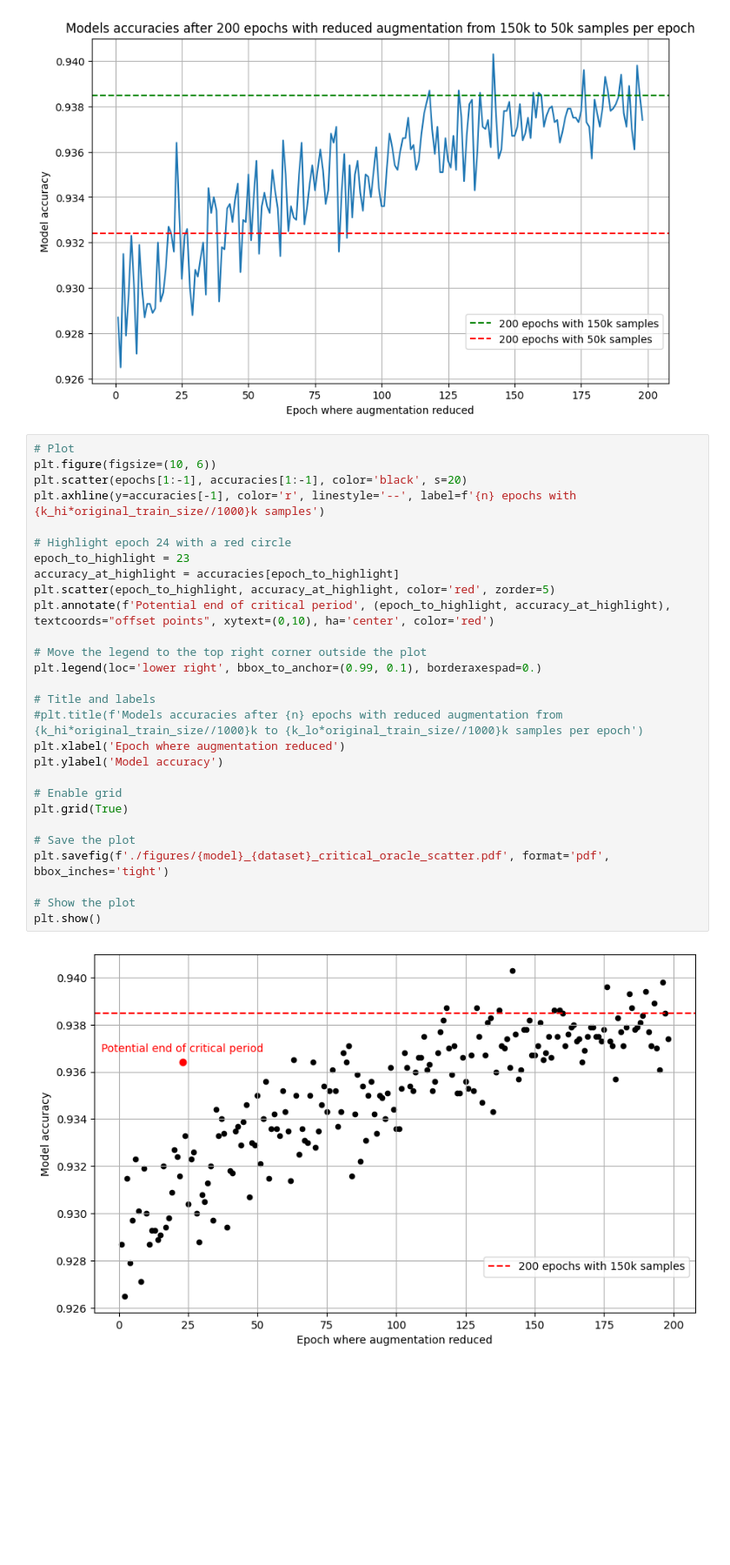
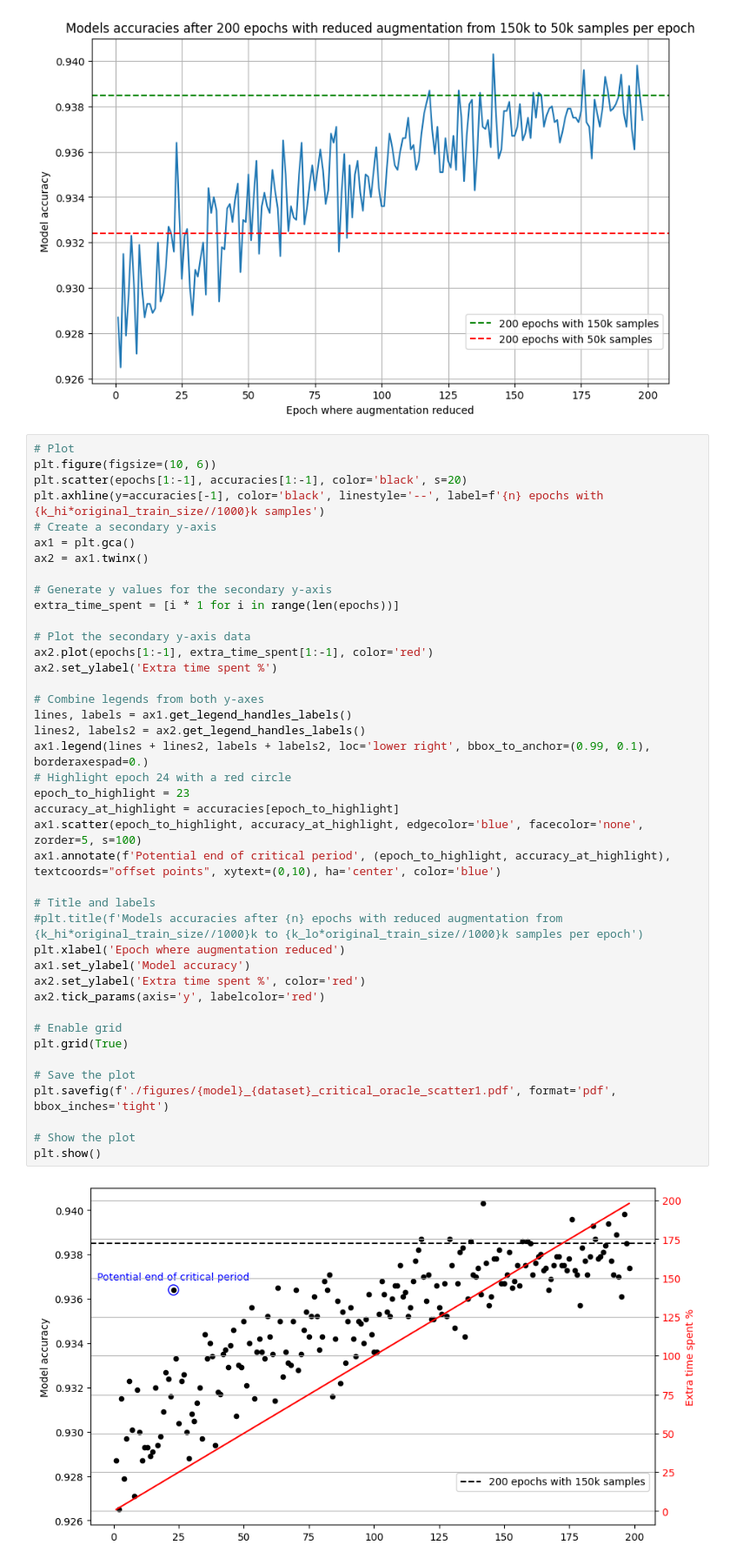
Before and after one commit to baunilhamarga/critical-periods, a Jupyter notebook: plots/no_aug_plot.ipynb, the cells around one changed output. Shown: that part at 87% size. Cells and saved outputs as stored; diff of their text form; blank space fills up the shorter version.

Commit message:
📈 new scatter plots

```diff
--- a/plots/no_aug_plot.ipynb
+++ b/plots/no_aug_plot.ipynb
@@ -46,30 +47,43 @@ plt.show()
 # %%
 # Plot
 plt.figure(figsize=(10, 6))
 plt.scatter(epochs[1:-1], accuracies[1:-1], color='black', s=20)
-plt.axhline(y=accuracies[-1], color='r', linestyle='--', label=f'{n} epochs with {k_hi*original_train_size//1000}k samples')
+plt.axhline(y=accuracies[-1], color='black', linestyle='--', label=f'{n} epochs with {k_hi*original_train_size//1000}k samples')
+# Create a secondary y-axis
+ax1 = plt.gca()
+ax2 = ax1.twinx()
 
+# Generate y values for the secondary y-axis
+extra_time_spent = [i * 1 for i in range(len(epochs))]
+
+# Plot the secondary y-axis data
+ax2.plot(epochs[1:-1], extra_time_spent[1:-1], color='red')
+ax2.set_ylabel('Extra time spent %')
+
+# Combine legends from both y-axes
+lines, labels = ax1.get_legend_handles_labels()
+lines2, labels2 = ax2.get_legend_handles_labels()
+ax1.legend(lines + lines2, labels + labels2, loc='lower right', bbox_to_anchor=(0.99, 0.1), borderaxespad=0.)
 # Highlight epoch 24 with a red circle
 epoch_to_highlight = 23
 accuracy_at_highlight = accuracies[epoch_to_highlight]
-plt.scatter(epoch_to_highlight, accuracy_at_highlight, color='red', zorder=5)
-plt.annotate(f'Potential end of critical period', (epoch_to_highlight, accuracy_at_highlight), textcoords="offset points", xytext=(0,10), ha='center', color='red')
-
-# Move the legend to the top right corner outside the plot
-plt.legend(loc='lower right', bbox_to_anchor=(0.99, 0.1), borderaxespad=0.)
+ax1.scatter(epoch_to_highlight, accuracy_at_highlight, edgecolor='blue', facecolor='none', zorder=5, s=100)
+ax1.annotate(f'Potential end of critical period', (epoch_to_highlight, accuracy_at_highlight), textcoords="offset points", xytext=(0,10), ha='center', color='blue')
 
 # Title and labels
 #plt.title(f'Models accuracies after {n} epochs with reduced augmentation from {k_hi*original_train_size//1000}k to {k_lo*original_train_size//1000}k samples per epoch')
 plt.xlabel('Epoch where augmentation reduced')
-plt.ylabel('Model accuracy')
+ax1.set_ylabel('Model accuracy')
+ax2.set_ylabel('Extra time spent %', color='red')
+ax2.tick_params(axis='y', labelcolor='red')
 
 # Enable grid
 plt.grid(True)
 
 # Save the plot
-plt.savefig(f'./figures/{model}_{dataset}_critical_oracle_scatter.pdf', format='pdf', bbox_inches='tight')
+plt.savefig(f'./figures/{model}_{dataset}_critical_oracle_scatter1.pdf', format='pdf', bbox_inches='tight')
 
 # Show the plot
 plt.show()
 # %% [output]
-[figure, old version]
+[figure, new version]
```
Also changed, not shown: parts of 2 cells of this notebook, 2 other files.
